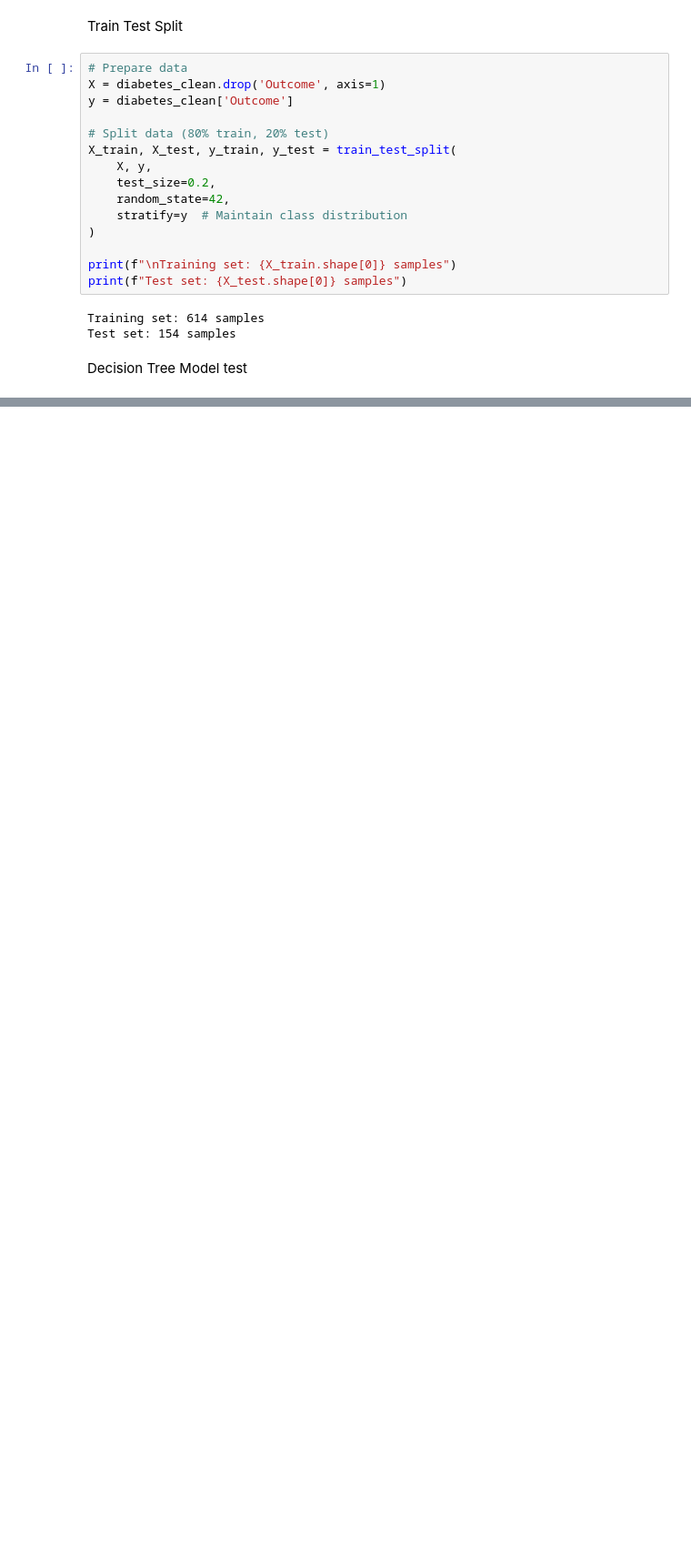
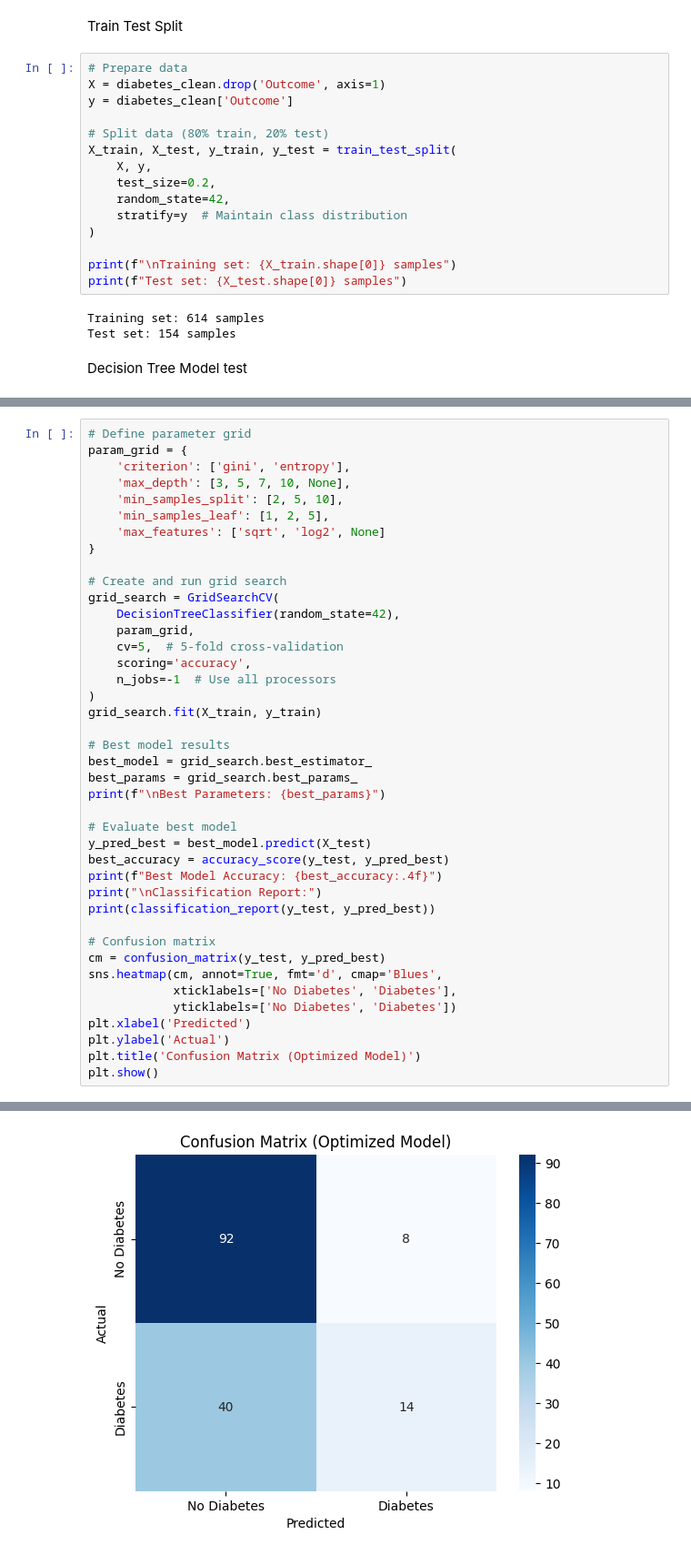
Before and after one commit to 4GeeksAcademy/BakuDShaggy-Decision-Tree, a Jupyter notebook: src/explore.ipynb, the cells around one changed output, grey strips where cells are left out. Shown at 91% size. Drawn from its saved outputs; the diff is of its cells as text; blank space fills up the shorter version.

```diff
--- a/src/explore.ipynb
+++ b/src/explore.ipynb
@@ -195,0 +180,42 @@ weighted avg       0.67      0.68      0.67       154
+# %%
+# Define parameter grid
+param_grid = {
+    'criterion': ['gini', 'entropy'],
+    'max_depth': [3, 5, 7, 10, None],
+    'min_samples_split': [2, 5, 10],
+    'min_samples_leaf': [1, 2, 5],
+    'max_features': ['sqrt', 'log2', None]
+}
+
+# Create and run grid search
+grid_search = GridSearchCV(
+    DecisionTreeClassifier(random_state=42),
+    param_grid,
+    cv=5,  # 5-fold cross-validation
+    scoring='accuracy',
+    n_jobs=-1  # Use all processors
+)
+grid_search.fit(X_train, y_train)
+
+# Best model results
+best_model = grid_search.best_estimator_
+best_params = grid_search.best_params_
+print(f"\nBest Parameters: {best_params}")
+
+# Evaluate best model
+y_pred_best = best_model.predict(X_test)
+best_accuracy = accuracy_score(y_test, y_pred_best)
+print(f"Best Model Accuracy: {best_accuracy:.4f}")
+print("\nClassification Report:")
+print(classification_report(y_test, y_pred_best))
+
+# Confusion matrix
+cm = confusion_matrix(y_test, y_pred_best)
+sns.heatmap(cm, annot=True, fmt='d', cmap='Blues',
+            xticklabels=['No Diabetes', 'Diabetes'],
+            yticklabels=['No Diabetes', 'Diabetes'])
+plt.xlabel('Predicted')
+plt.ylabel('Actual')
+plt.title('Confusion Matrix (Optimized Model)')
+plt.show()
+# %% [output]
@@ -195,0 +234 @@ weighted avg       0.67      0.68      0.67       154
+[figure, added]
```
Also changed, not shown: parts of 5 cells of this notebook.
